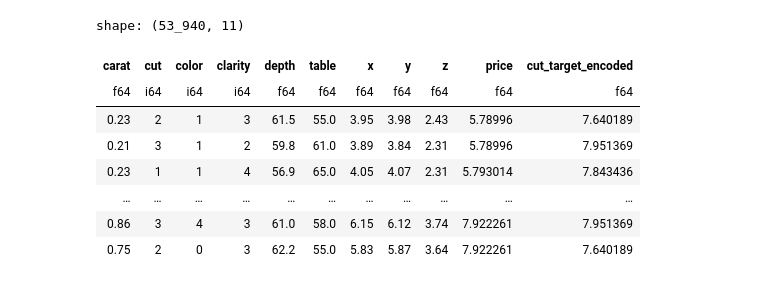
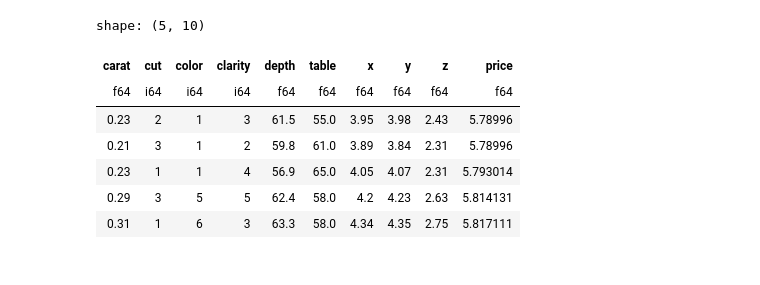
Before and after one commit to davidgasquez/datathon-kit, a Jupyter notebook: notebooks/sandbox.ipynb, the cells around one changed output. Saved outputs shown, nothing was run; the diff lists cells and outputs as text; code cells hidden in the pictures.

```diff
--- a/notebooks/sandbox.ipynb
+++ b/notebooks/sandbox.ipynb
@@ -29,16 +16,17 @@ shape: (53_940, 10)
-# %%
-from src.features import target_encoding
-
-df = target_encoding(df, "price", "cut")
-
-df
-# %% [output]
-shape: (53_940, 11)
-| carat | cut | color | clarity | depth | table | x | y | z | price | cut_target_encoded |
-| f64 | i64 | i64 | i64 | f64 | f64 | f64 | f64 | f64 | f64 | f64 |
-| 0.23 | 2 | 1 | 3 | 61.5 | 55.0 | 3.95 | 3.98 | 2.43 | 5.78996 | 7.640189 |
-| 0.21 | 3 | 1 | 2 | 59.8 | 61.0 | 3.89 | 3.84 | 2.31 | 5.78996 | 7.951369 |
-| 0.23 | 1 | 1 | 4 | 56.9 | 65.0 | 4.05 | 4.07 | 2.31 | 5.793014 | 7.843436 |
-| … | … | … | … | … | … | … | … | … | … | … |
-| 0.86 | 3 | 4 | 3 | 61.0 | 58.0 | 6.15 | 6.12 | 3.74 | 7.922261 | 7.951369 |
-| 0.75 | 2 | 0 | 3 | 62.2 | 55.0 | 5.83 | 5.87 | 3.64 | 7.922261 | 7.640189 |
+# %%
+import polars as pl
+
+train_df = pl.read_csv(
+    "https://huggingface.co/datasets/inria-soda/tabular-benchmark/resolve/main/reg_cat/diamonds.csv"
+)
+
+train_df.head()
+# %% [output]
+shape: (5, 10)
+| carat | cut | color | clarity | depth | table | x | y | z | price |
+| f64 | i64 | i64 | i64 | f64 | f64 | f64 | f64 | f64 | f64 |
+| 0.23 | 2 | 1 | 3 | 61.5 | 55.0 | 3.95 | 3.98 | 2.43 | 5.78996 |
+| 0.21 | 3 | 1 | 2 | 59.8 | 61.0 | 3.89 | 3.84 | 2.31 | 5.78996 |
+| 0.23 | 1 | 1 | 4 | 56.9 | 65.0 | 4.05 | 4.07 | 2.31 | 5.793014 |
+| 0.29 | 3 | 5 | 5 | 62.4 | 58.0 | 4.2 | 4.23 | 2.63 | 5.814131 |
+| 0.31 | 1 | 6 | 3 | 63.3 | 58.0 | 4.34 | 4.35 | 2.75 | 5.817111 |
```
Also changed, not shown: parts of 10 cells of this notebook, 1 other file.
